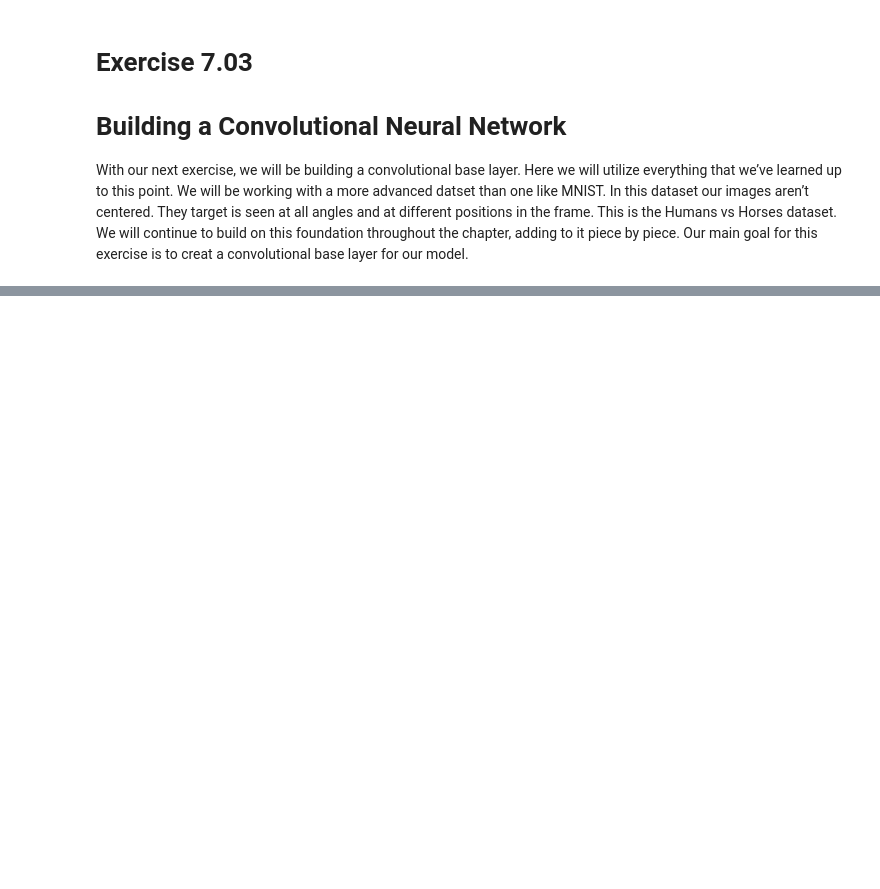
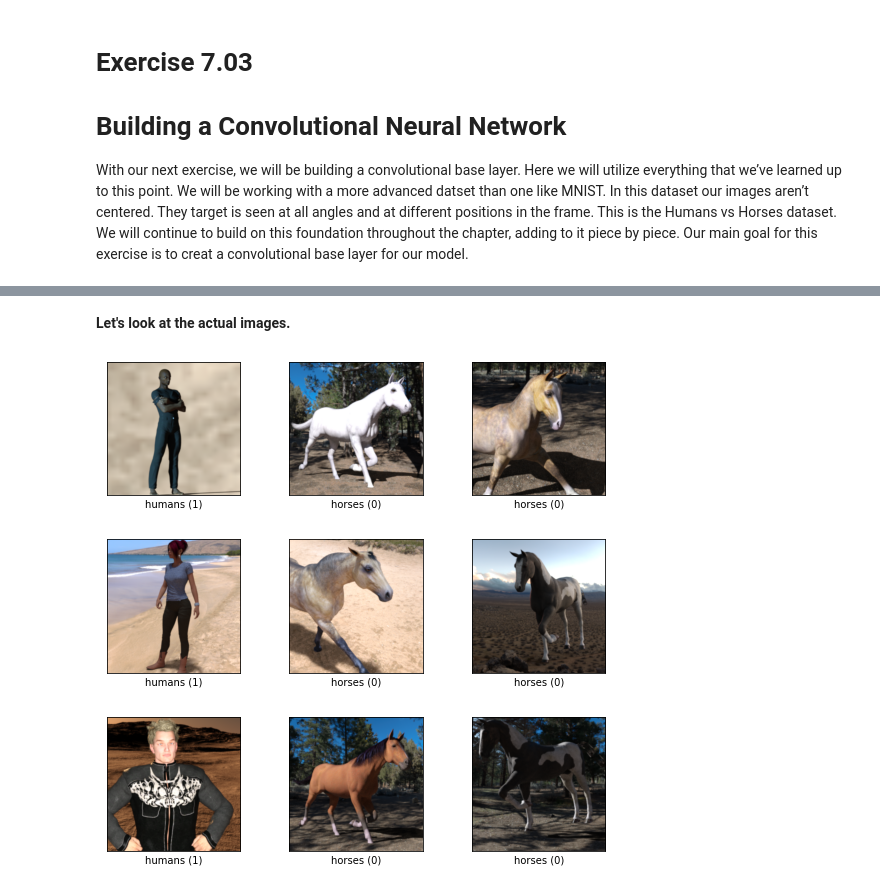
Before and after one commit to PacktWorkshops/The-TensorFlow-Workshop, a Jupyter notebook: Chapter07/Exercise7.03/Exercise7_03.ipynb, the cells around one changed output, grey strips where cells are left out. Cells and saved outputs as stored; diff of their text form; code cells hidden in the pictures; blank space fills up the shorter version.

```diff
--- a/Chapter07/Exercise7.03/Exercise7_03.ipynb
+++ b/Chapter07/Exercise7.03/Exercise7_03.ipynb
@@ -181,0 +20,9 @@ None
+# %%
+(our_train_dataset, our_test_dataset), \
+dataset_info = tfds.load(
+                         'horses_or_humans'
+                          , split = ['train', 'test']
+                          , data_dir = 'content/'
+                          , shuffle_files = True
+                          , with_info = True)
+assert isinstance(our_train_dataset, tf.data.Dataset)
@@ -181,0 +72,6 @@ None
+# %% [markdown]
+**Let's look at the actual images.**
+# %%
+fig = tfds.show_examples(our_train_dataset, dataset_info)
+# %% [output]
+[figure, added]
```
Also changed, not shown: parts of 35 cells of this notebook, 7 other files.
